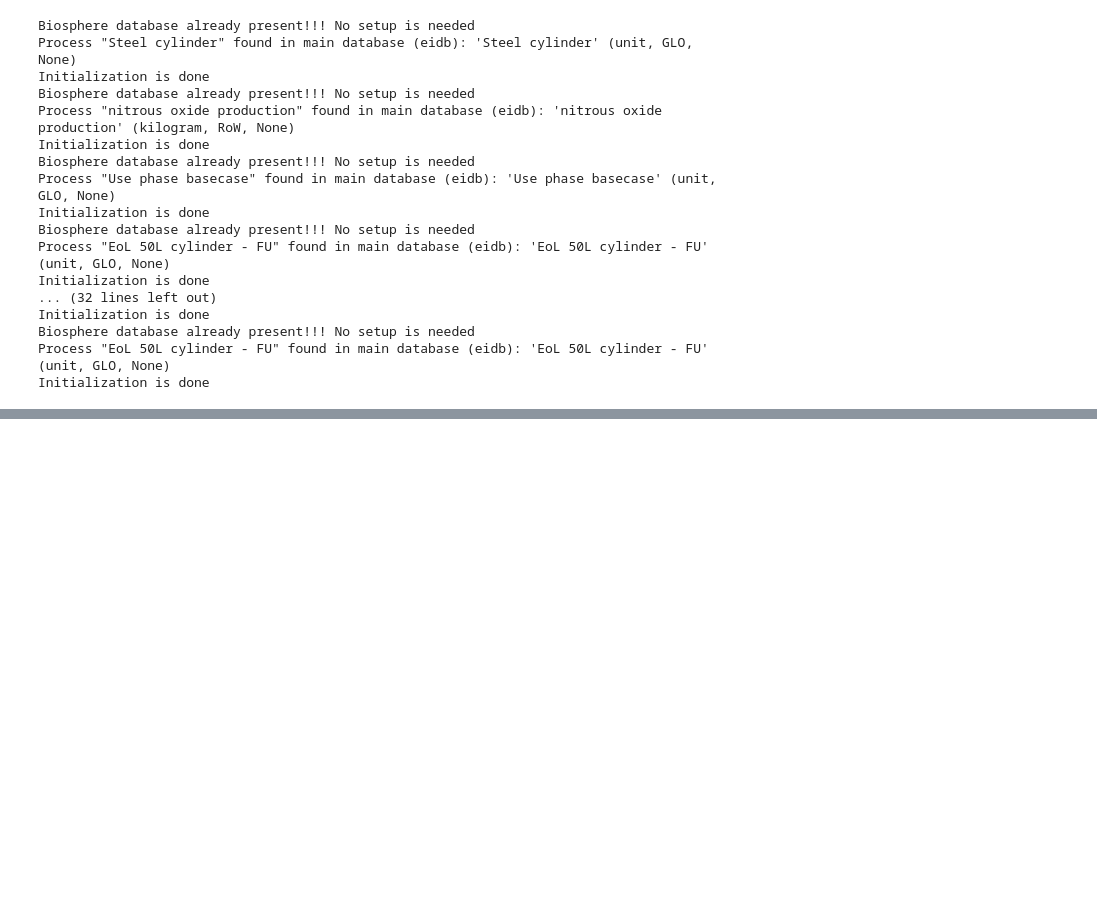
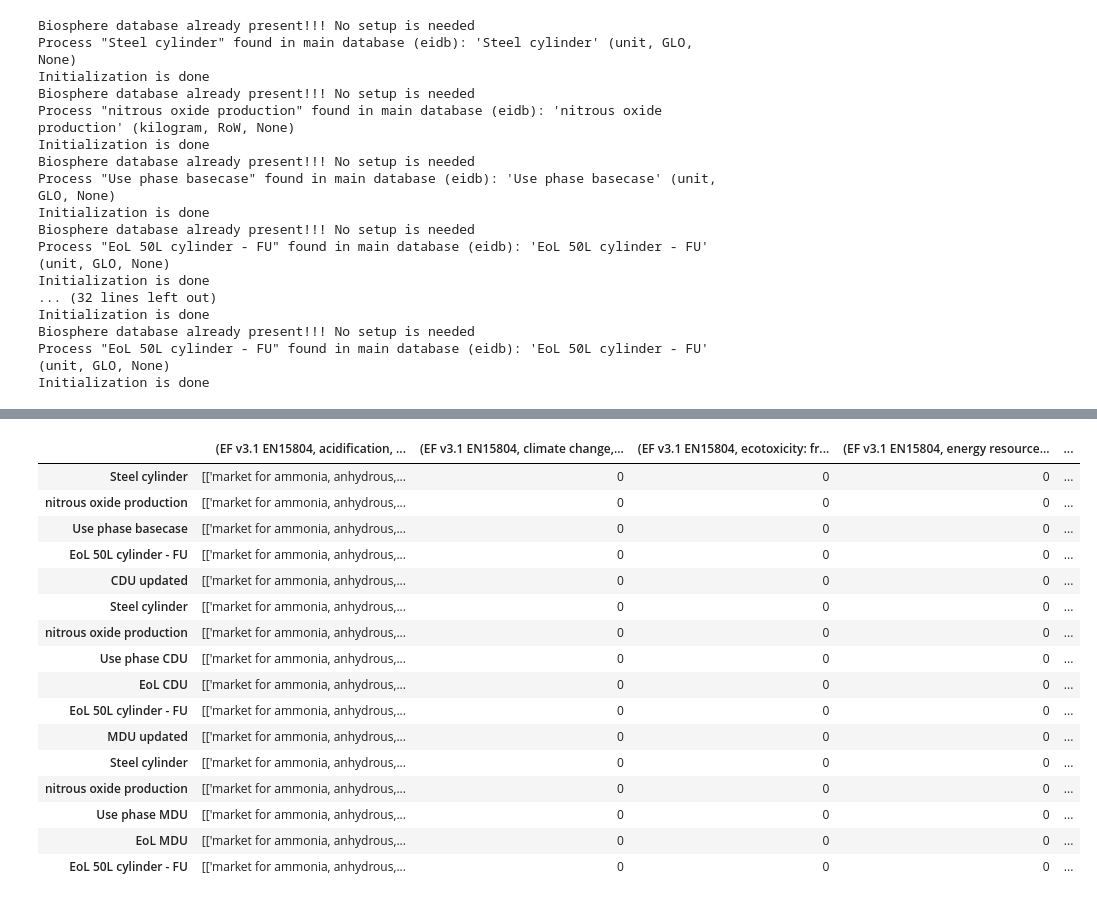
Before and after one commit to RuneWF/Single-use-vs-multi-use-in-health-care, a Jupyter notebook: Brighway/Rune BE.ipynb, the cells around one changed output, grey strips where cells are left out. Drawn from its saved outputs; the diff is of its cells as text; code cells hidden in the pictures; blank space fills up the shorter version.

```diff
--- a/Brighway/Rune BE.ipynb
+++ b/Brighway/Rune BE.ipynb
@@ -499,10 +515,11 @@ Initialization is done
 # %%
 sub_proccess = {}
-amount = []
+amount = {}
 for key, details in sub_product_details.items():
     print(f"Process: {key}")
     lst_proc = []
     sub_proccess[key] = []
+    # amount[key] = []
     # lst_amount = []
     for detail in details:
         if isinstance(detail, dict):  # Check if detail is a dictionary
@@ -513,6 +530,8 @@ for key, details in sub_product_details.items():
         elif isinstance(detail, list):  # Handle case where detail is a list
             print(f"  Database: {detail[0]}, Name: {detail[1]} Amount: {detail[3]}, Code: {detail[2]}")
             lst_proc.append([detail[0], detail[1], detail[3]])
+            amount[detail[1]] = []
+            amount[detail[1]].append(detail[3])
             # lst_amount.append()
     sub_proccess[key] = lst_proc
     # amount.append(lst_amount)
@@ -549,7 +581,7 @@ for proc, sub_proc in sub_proccess.items():
         flow = [sub_proc[proc_idx][1]]
         db_proc = sub_proc[proc_idx][0][0]
         #print(flow, db_proc)
-        fu, p, ic, pxa, pd = LCA_initialization(name, db_proc,flow)
+        fu, p, ic, pxa, kokos = LCA_initialization(name, db_proc,flow)
         FU_sub[proc].append(fu)
         FU_sub_proc[proc].append([flow, p])
 # %% [output]
@@ -623,16 +604,0 @@ EoL 50L cylinder - FU ['Cylinder cleaning 50L', 'nitrous oxide production', 'Cyl
-# %%
-# FU_sub = {key: [] for key in sub_proccess}
-# FU_sub_proc = {key: [] for key in sub_proccess}
-# impact_category_sub = {key: [] for key in sub_proccess}
-# plot_x_axis_sub = {key: [] for key in sub_proccess}
-# sub_product_details1 = {key: [] for key in sub_proccess}
-
-for key in FU_sub.values():
-    print(key)
-    # for p in item:
-    #     print(p[0][0], p[1])
-#        FU_sub[key], FU_sub_proc[key], impact_category_sub[key], plot_x_axis_sub[key], sub_product_details1[key] = LCA_initialization(name, db, sub_proccess[key])
-
-
-# for key in sub_proccess.keys():
-#     print(key)
@@ -641,0 +625,18 @@ TypeError: argument of type 'float' is not iterable
+# %%
+df_sub = {} # life_cycle_impact_assessment(sub_proccess, FU_sub, impact_category, FU_sub_proc)
+proc_counter = 1
+flow_sub = []
+functional_unit_sub = []
+for key, item in FU_sub_proc.items():
+    #print(key)
+    df_temp = {}
+    for pommesfrit in item:
+        fu_proc_temp = pommesfrit[0][0]
+        fu_sub_proc_temp = pommesfrit[1]
+        fu_temp = FU_sub[key][1]
+        #print(f' Process : {fu_proc_temp}\n flow : {fu_sub_proc_temp}\n FU : {fu_temp}')
+        proc_counter += 1
+        flow_sub.append(fu_proc_temp)
+        functional_unit_sub.append(fu_temp)
+n = proc_counter  # number of rows (flows)
+m = len(impact_category)  # number of columns (impact categories)
@@ -641,0 +707,20 @@ TypeError: argument of type 'float' is not iterable
+# %%
+df
+# %% [output]
+|  | (EF v3.1 EN15804, acidification, ... | (EF v3.1 EN15804, climate change,... | (EF v3.1 EN15804, ecotoxicity: fr... | (EF v3.1 EN15804, energy resource... | ... |
+| Steel cylinder | [['market for ammonia, anhydrous,... | 0 | 0 | 0 | ... |
+| nitrous oxide production | [['market for ammonia, anhydrous,... | 0 | 0 | 0 | ... |
+| Use phase basecase | [['market for ammonia, anhydrous,... | 0 | 0 | 0 | ... |
+| EoL 50L cylinder - FU | [['market for ammonia, anhydrous,... | 0 | 0 | 0 | ... |
+| CDU updated | [['market for ammonia, anhydrous,... | 0 | 0 | 0 | ... |
+| Steel cylinder | [['market for ammonia, anhydrous,... | 0 | 0 | 0 | ... |
+| nitrous oxide production | [['market for ammonia, anhydrous,... | 0 | 0 | 0 | ... |
+| Use phase CDU | [['market for ammonia, anhydrous,... | 0 | 0 | 0 | ... |
+| EoL CDU | [['market for ammonia, anhydrous,... | 0 | 0 | 0 | ... |
+| EoL 50L cylinder - FU | [['market for ammonia, anhydrous,... | 0 | 0 | 0 | ... |
+| MDU updated | [['market for ammonia, anhydrous,... | 0 | 0 | 0 | ... |
+| Steel cylinder | [['market for ammonia, anhydrous,... | 0 | 0 | 0 | ... |
+| nitrous oxide production | [['market for ammonia, anhydrous,... | 0 | 0 | 0 | ... |
+| Use phase MDU | [['market for ammonia, anhydrous,... | 0 | 0 | 0 | ... |
+| EoL MDU | [['market for ammonia, anhydrous,... | 0 | 0 | 0 | ... |
+| EoL 50L cylinder - FU | [['market for ammonia, anhydrous,... | 0 | 0 | 0 | ... |
```
Also changed, not shown: parts of 38 cells of this notebook, 1 other file.
